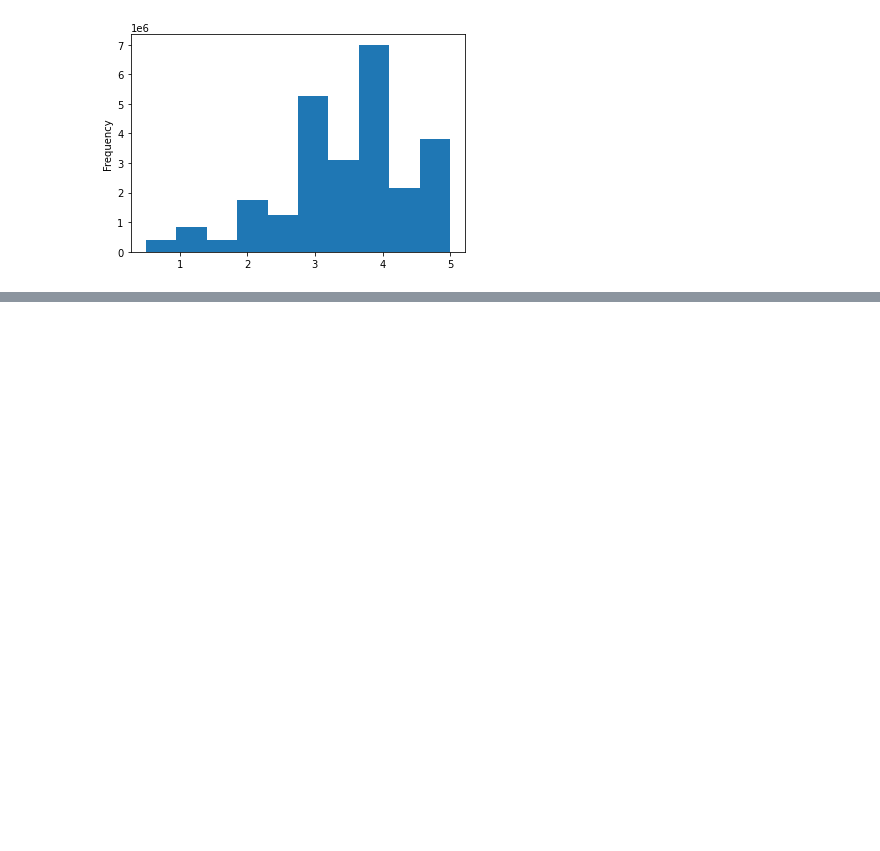
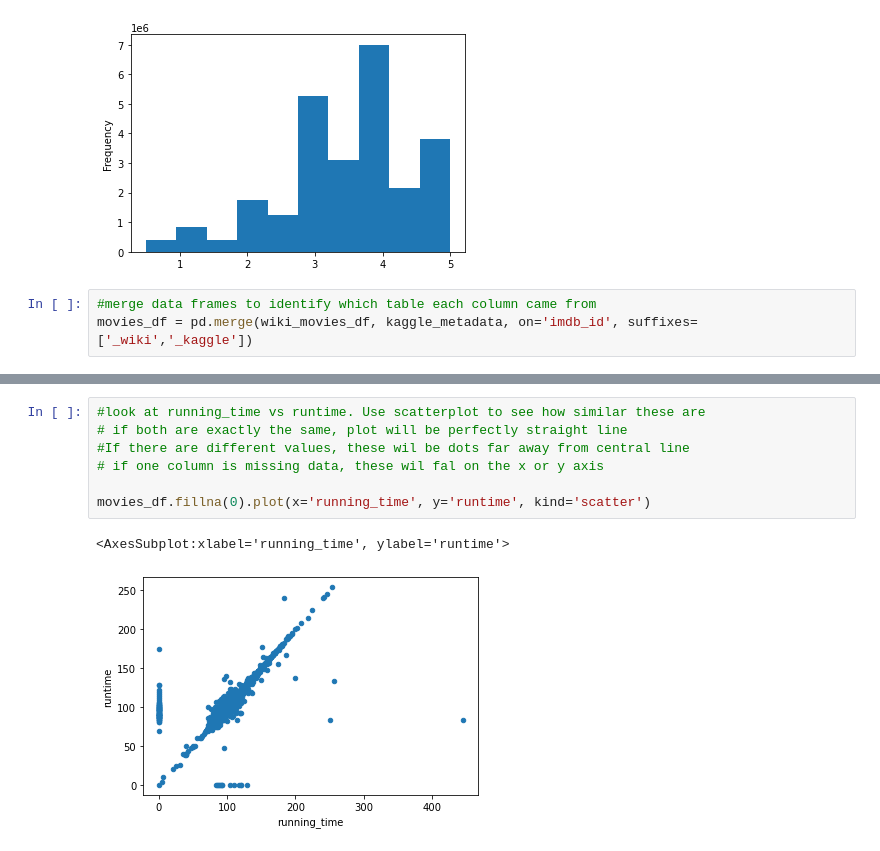
Before and after one commit to mshedlosky/Movies-ETL, a Jupyter notebook: Wikipedia Movies JSON.ipynb, the cells around one changed output, grey strips where cells are left out. Saved outputs shown, nothing was run; the diff lists cells and outputs as text; blank space fills up the shorter version.

Commit message:
commit after completing merge

```diff
--- a/Wikipedia Movies JSON.ipynb
+++ b/Wikipedia Movies JSON.ipynb
@@ -871,3 +871,6 @@ min                     0.50
 max                     5.00
 Name: rating, dtype: float64
 [figure]
+# %%
+#merge data frames to identify which table each column came from
+movies_df = pd.merge(wiki_movies_df, kaggle_metadata, on='imdb_id', suffixes=['_wiki','_kaggle'])
@@ -873,0 +917,10 @@ Name: rating, dtype: float64
+# %%
+#look at running_time vs runtime. Use scatterplot to see how similar these are
+# if both are exactly the same, plot will be perfectly straight line
+#If there are different values, these wil be dots far away from central line
+# if one column is missing data, these wil fal on the x or y axis
+
+movies_df.fillna(0).plot(x='running_time', y='runtime', kind='scatter')
+# %% [output]
+<AxesSubplot:xlabel='running_time', ylabel='runtime'>
+[figure, added]
```
Also changed, not shown: parts of 22 cells of this notebook.
